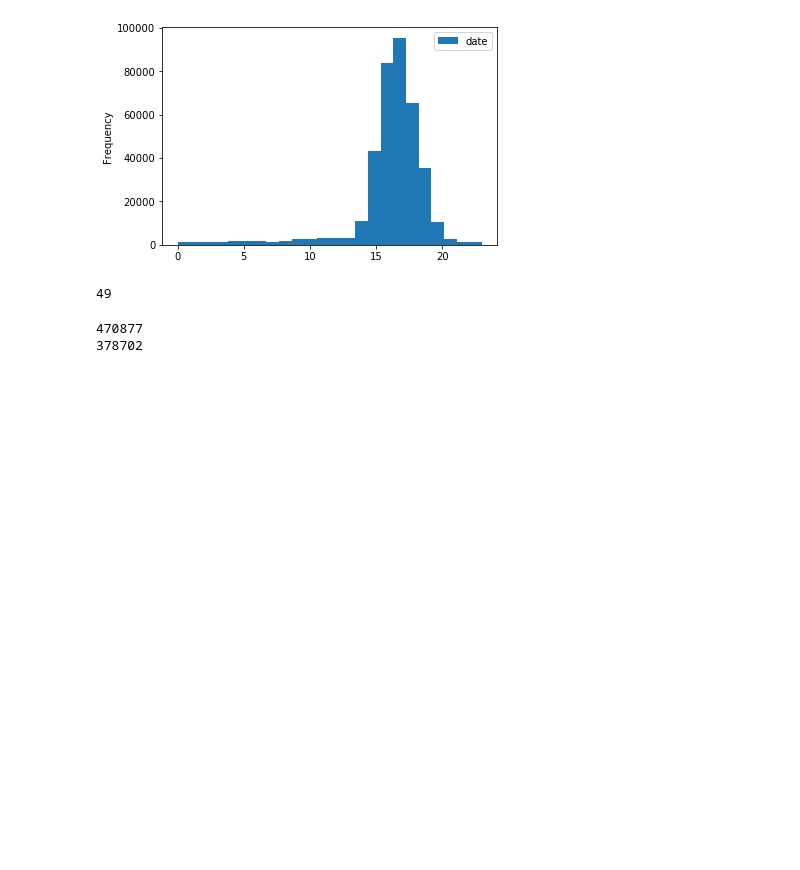
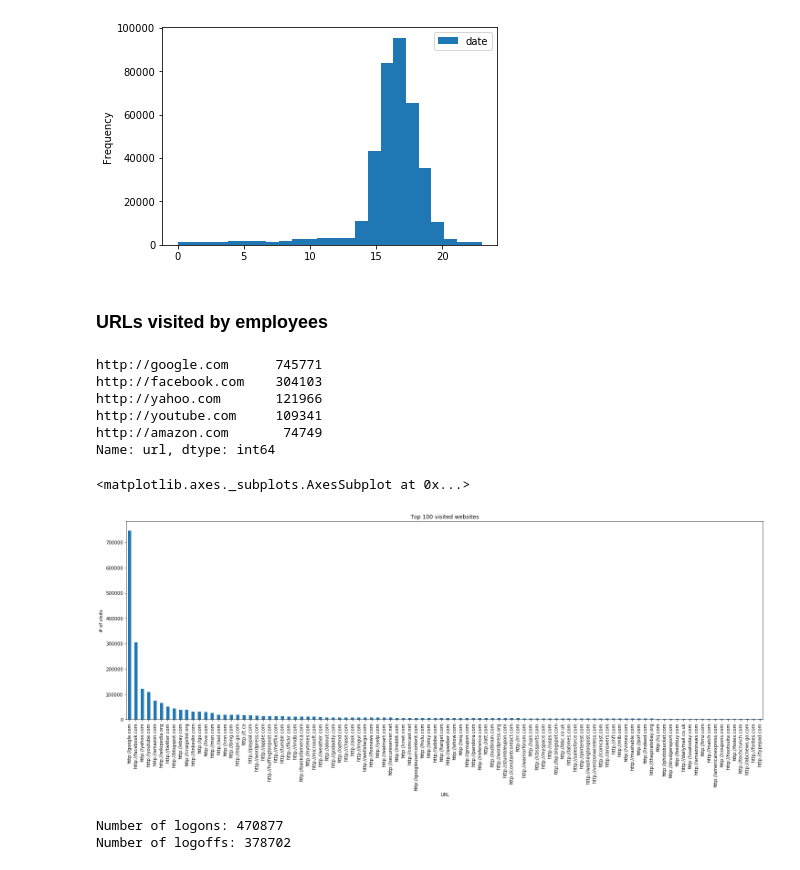
Before and after one commit to TalhaGhaffar/Data-Analytics, a Jupyter notebook: Project.ipynb, the cells around one changed output. Cells and saved outputs as stored; diff of their text form; code cells hidden in the pictures; blank space fills up the shorter version.

```diff
--- a/Project.ipynb
+++ b/Project.ipynb
@@ -186,16 +196,34 @@ time_logon.plot.hist(bins=24)
 # %% [output]
 <matplotlib.axes._subplots.AxesSubplot at 0x...>
 [figure]
-# %%
-pd.Timestamp('05/14/2011 05:49:30').minute
-# %% [output]
-49
+# %% [markdown]
+### URLs visited by employees
+# %%
+url_visits = http_df['url'].value_counts()
+print (url_visits.head())
+# %% [output]
+http://google.com      745771
+http://facebook.com    304103
+http://yahoo.com       121966
+http://youtube.com     109341
+http://amazon.com       74749
+Name: url, dtype: int64
+# %%
+total_visited = 100
+fig, ax = plt.subplots(1,1,figsize=(25,8))
+ax.set_xlabel("URL")
+ax.set_ylabel("# of visits")
+ax.set_title("Top " + str(total_visited) + " visited websites")
+url_visits[0:total_visited].plot(ax=ax, kind='bar')
+# %% [output]
+<matplotlib.axes._subplots.AxesSubplot at 0x...>
+[figure, added]
 # %%
 only_logons = logon_df[logon_df['activity'] == 'Logon']
 total_logons = only_logons.shape[0]
 total_logoffs = logon_df.shape[0] - only_logons.shape[0]
-print(total_logons)
-print(total_logoffs)
+print("Number of logons: " + str(total_logons))
+print("Number of logoffs: " + str(total_logoffs))
 # %% [output]
-470877
-378702
+Number of logons: 470877
+Number of logoffs: 378702
```
Also changed, not shown: parts of 12 cells of this notebook.
